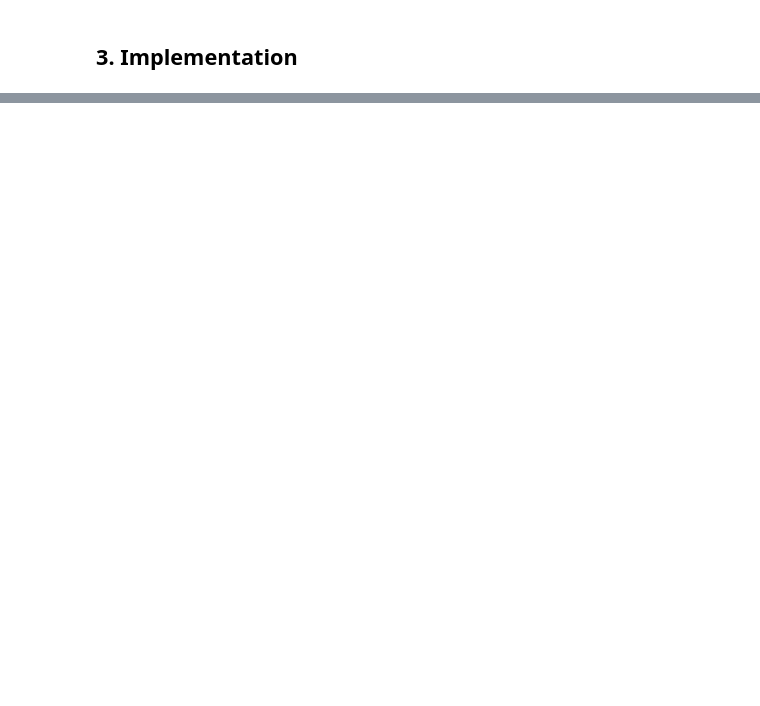
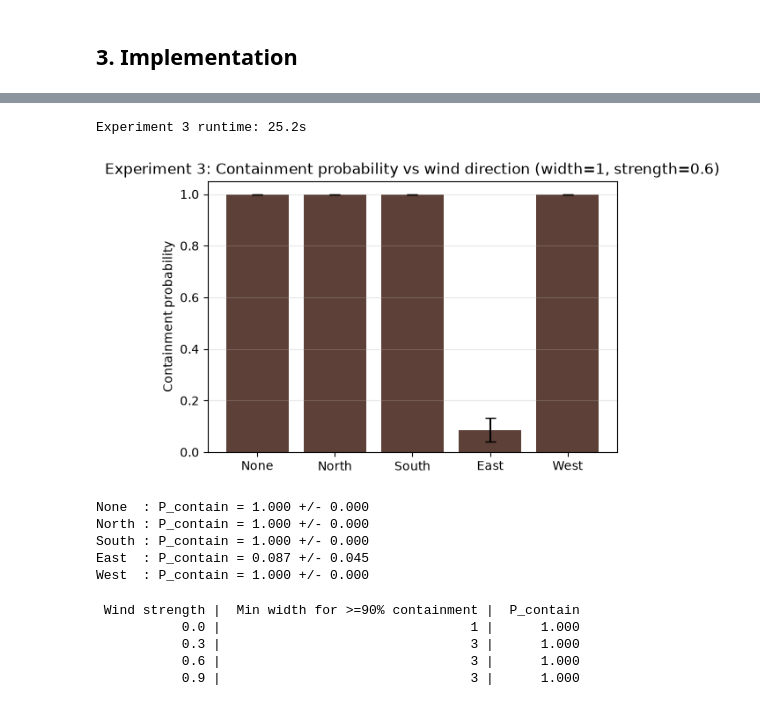
Before and after one commit to ManithMss/wildfire-firebreak-simulator, a Jupyter notebook: notebook/wildfire-firebreak-simulator.ipynb, the cells around one changed output, grey strips where cells are left out. Cells and saved outputs as stored; diff of their text form; code cells hidden in the pictures; blank space fills up the shorter version.

```diff
--- a/notebook/wildfire-firebreak-simulator.ipynb
+++ b/notebook/wildfire-firebreak-simulator.ipynb
@@ -79,0 +365,49 @@ plt.xlabel("N"); plt.ylabel("error"); plt.legend(); plt.title("Convergence check
+# %%
+directions = ["None", "North", "South", "East", "West"]
+t0 = time.time()
+probs_dir = []
+ses_dir = []
+for d in directions:
+    p, se = containment_probability(L, firebreak_width=1, wind_strength=0.6, wind_dir=d, n_runs=N_RUNS)
+    probs_dir.append(p); ses_dir.append(se)
+print(f"Experiment 3 runtime: {time.time()-t0:.1f}s")
+
+plt.figure(figsize=(6,4))
+plt.bar(directions, probs_dir, yerr=1.96*np.array(ses_dir), capsize=4, color="#5d4037")
+plt.ylabel("Containment probability")
+plt.title("Experiment 3: Containment probability vs wind direction (width=1, strength=0.6)")
+plt.grid(alpha=0.3, axis="y"); plt.show()
+
+for d, p, se in zip(directions, probs_dir, ses_dir):
+    print(f"{d:6s}: P_contain = {p:.3f} +/- {1.96*se:.3f}")
+# %% [output]
+Experiment 3 runtime: 25.2s
+[figure, added]
+None  : P_contain = 1.000 +/- 0.000
+North : P_contain = 1.000 +/- 0.000
+South : P_contain = 1.000 +/- 0.000
+East  : P_contain = 0.087 +/- 0.045
+West  : P_contain = 1.000 +/- 0.000
+# %%
+# Summary table: minimum firebreak width needed for >= 90% containment, per wind strength
+summary_rows = []
+for s in [0.0, 0.3, 0.6, 0.9]:
+    for w in range(0, 8):
+        p, se = containment_probability(L, w, s, "East", n_runs=100)
+        if p >= 0.90:
+            summary_rows.append((s, w, p))
+            break
+    else:
+        summary_rows.append((s, None, None))
+
+print(f"{'Wind strength':>14} | {'Min width for >=90% containment':>32} | {'P_contain':>10}")
+for s, w, p in summary_rows:
+    w_str = str(w) if w is not None else "not reached by width 7"
+    p_str = f"{p:.3f}" if p is not None else "-"
+    print(f"{s:>14} | {w_str:>32} | {p_str:>10}")
+# %% [output]
+ Wind strength |  Min width for >=90% containment |  P_contain
+           0.0 |                                1 |      1.000
+           0.3 |                                3 |      1.000
+           0.6 |                                3 |      1.000
+           0.9 |                                3 |      1.000
```
Also changed, not shown: parts of 30 cells of this notebook.
